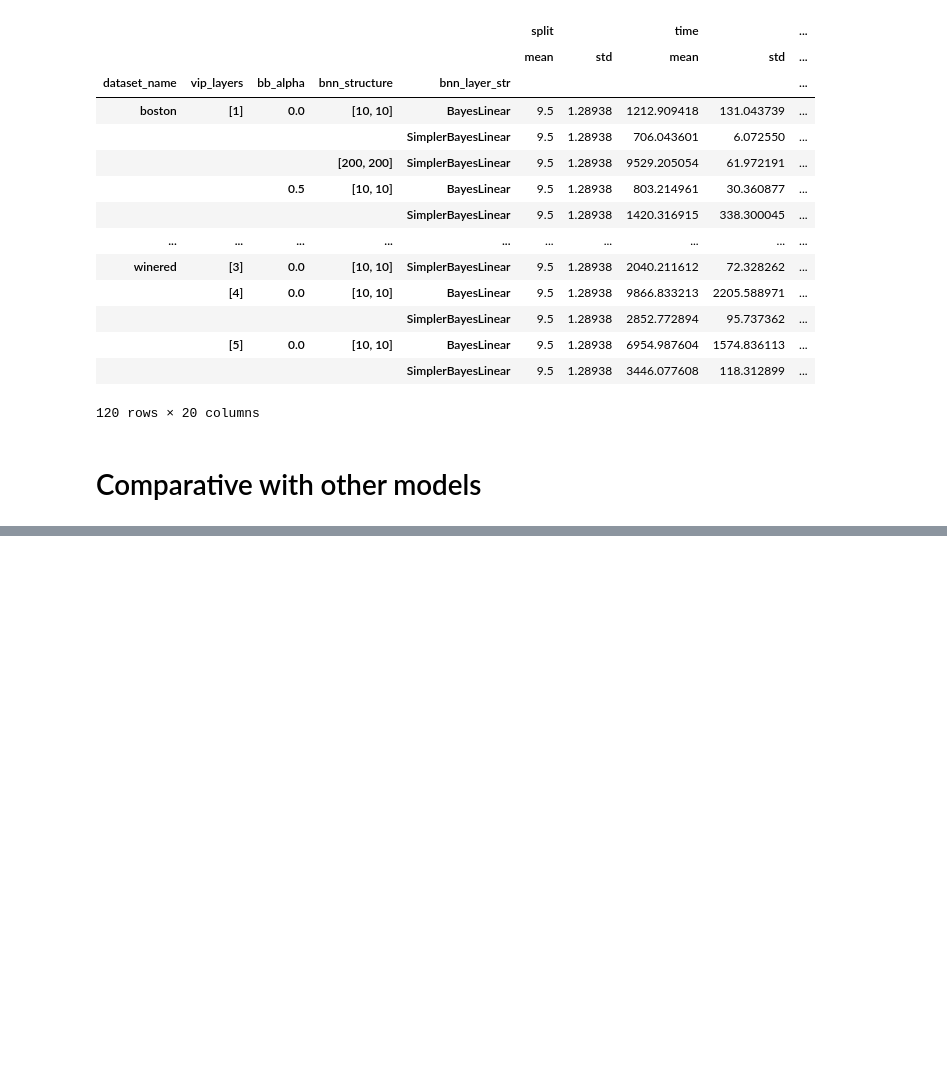
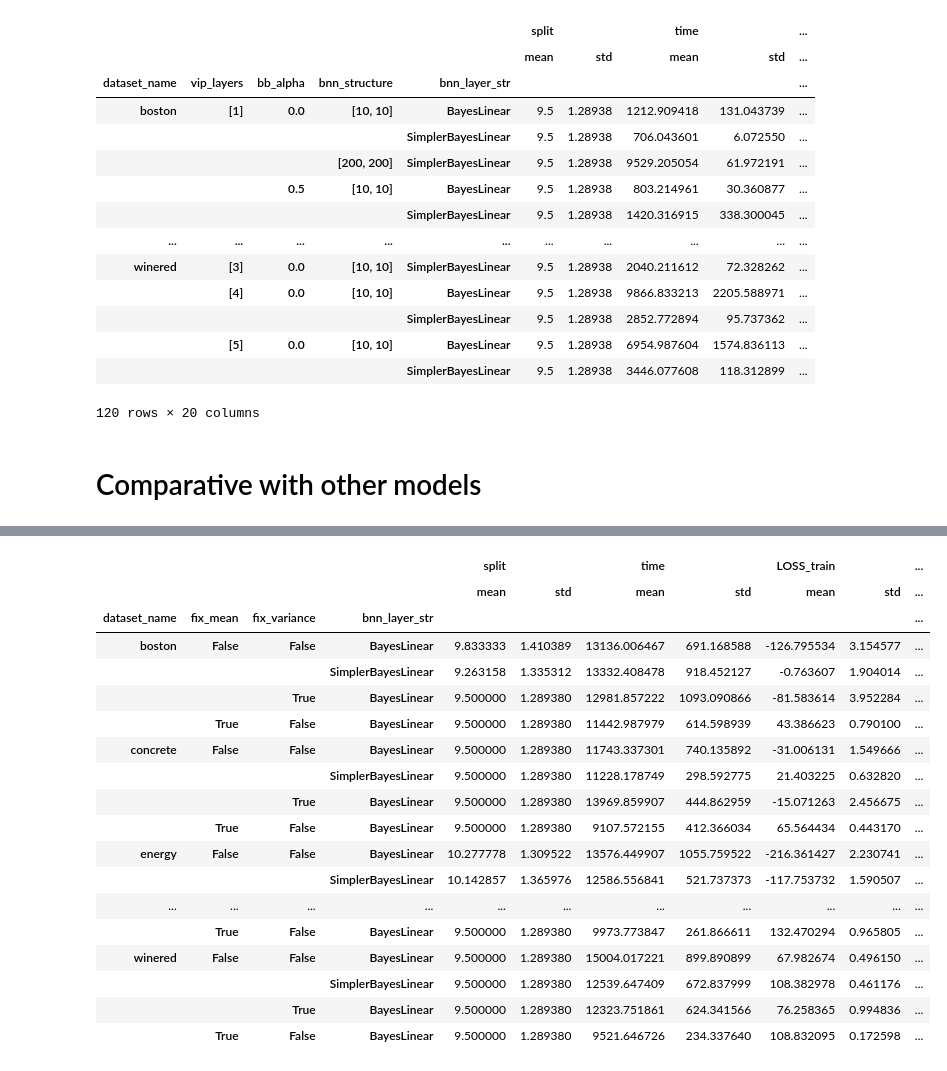
Before and after one commit to Ludvins/DeepVIP, a Jupyter notebook: results/results_UCI.ipynb, the cells around one changed output, grey strips where cells are left out. Saved outputs shown, nothing was run; the diff lists cells and outputs as text; code cells hidden in the pictures; blank space fills up the shorter version.

```diff
--- a/results/results_UCI.ipynb
+++ b/results/results_UCI.ipynb
@@ -137,0 +92,33 @@ doubly.to_latex("doubly.tex")
+# %%
+res1 = [i for i in glob.glob('../results4/*')]
+df = []
+for f in res1:
+    try:
+        df.append(pd.read_csv(f))
+    except:
+        continue
+df = pd.concat(df)
+df = df.loc[:, (df != df.iloc[0]).any()]
+# %%
+taylor = df.drop(["name_flag", "dataset", "epochs", "activation", "final_layer_noise"], axis=1).groupby(["dataset_name", "fix_mean", "fix_variance", "bnn_layer_str"]).agg(["mean", std])
+taylor
+# %% [output]
+|  |  |  |  | split |  | time |  | LOSS_train |  | ... |
+|  |  |  |  | mean | std | mean | std | mean | std | ... |
+| dataset_name | fix_mean | fix_variance | bnn_layer_str |  |  |  |  |  |  | ... |
+| boston | False | False | BayesLinear | 9.833333 | 1.410389 | 13136.006467 | 691.168588 | -126.795534 | 3.154577 | ... |
+|  |  |  | SimplerBayesLinear | 9.263158 | 1.335312 | 13332.408478 | 918.452127 | -0.763607 | 1.904014 | ... |
+|  |  | True | BayesLinear | 9.500000 | 1.289380 | 12981.857222 | 1093.090866 | -81.583614 | 3.952284 | ... |
+|  | True | False | BayesLinear | 9.500000 | 1.289380 | 11442.987979 | 614.598939 | 43.386623 | 0.790100 | ... |
+| concrete | False | False | BayesLinear | 9.500000 | 1.289380 | 11743.337301 | 740.135892 | -31.006131 | 1.549666 | ... |
+|  |  |  | SimplerBayesLinear | 9.500000 | 1.289380 | 11228.178749 | 298.592775 | 21.403225 | 0.632820 | ... |
+|  |  | True | BayesLinear | 9.500000 | 1.289380 | 13969.859907 | 444.862959 | -15.071263 | 2.456675 | ... |
+|  | True | False | BayesLinear | 9.500000 | 1.289380 | 9107.572155 | 412.366034 | 65.564434 | 0.443170 | ... |
+| energy | False | False | BayesLinear | 10.277778 | 1.309522 | 13576.449907 | 1055.759522 | -216.361427 | 2.230741 | ... |
+|  |  |  | SimplerBayesLinear | 10.142857 | 1.365976 | 12586.556841 | 521.737373 | -117.753732 | 1.590507 | ... |
+| ... | ... | ... | ... | ... | ... | ... | ... | ... | ... | ... |
+|  | True | False | BayesLinear | 9.500000 | 1.289380 | 9973.773847 | 261.866611 | 132.470294 | 0.965805 | ... |
+| winered | False | False | BayesLinear | 9.500000 | 1.289380 | 15004.017221 | 899.890899 | 67.982674 | 0.496150 | ... |
+|  |  |  | SimplerBayesLinear | 9.500000 | 1.289380 | 12539.647409 | 672.837999 | 108.382978 | 0.461176 | ... |
+|  |  | True | BayesLinear | 9.500000 | 1.289380 | 12323.751861 | 624.341566 | 76.258365 | 0.994836 | ... |
+|  | True | False | BayesLinear | 9.500000 | 1.289380 | 9521.646726 | 234.337640 | 108.832095 | 0.172598 | ... |
```
Also changed, not shown: parts of 15 cells of this notebook, 14 other files.
